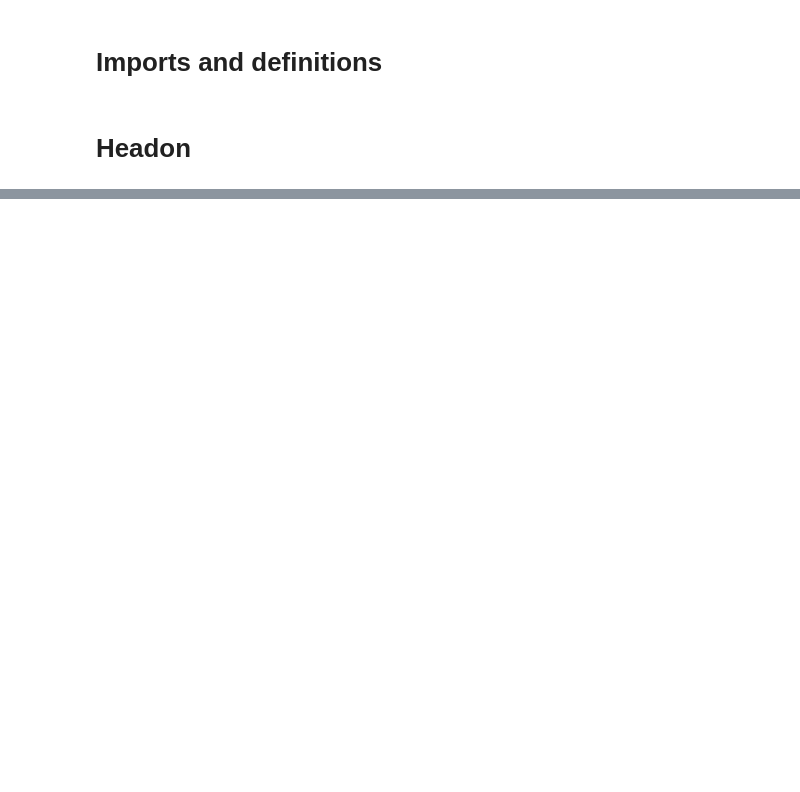
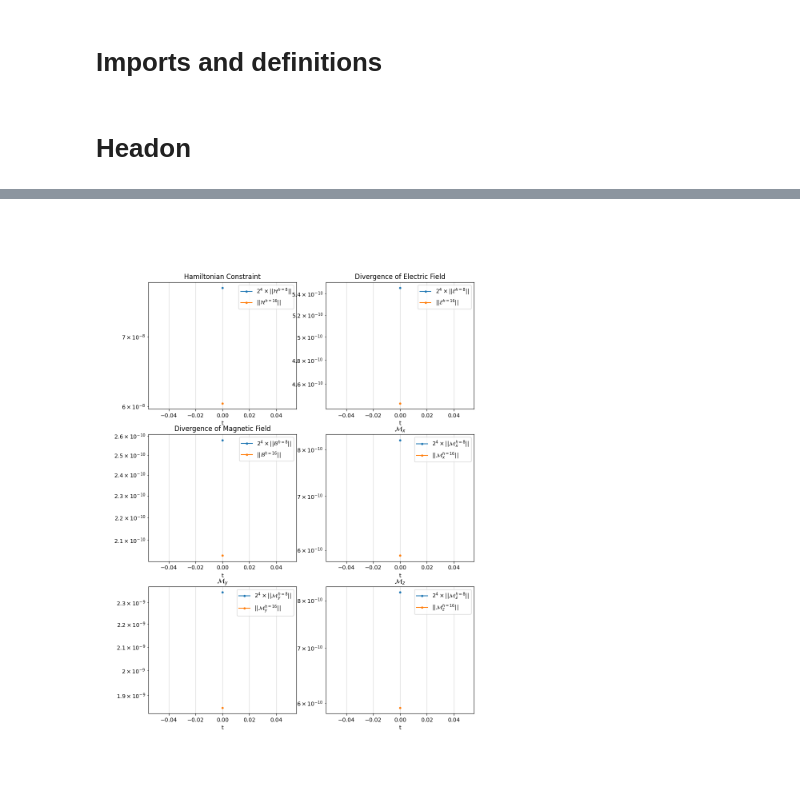
Before and after one commit to jpmvferreira/dyonic-collision-private, a Jupyter notebook: analyze/IC.ipynb, the cells around one changed output, grey strips where cells are left out. Cells and saved outputs as stored; diff of their text form; code cells hidden in the pictures; blank space fills up the shorter version.

```diff
--- a/analyze/IC.ipynb
+++ b/analyze/IC.ipynb
@@ -476,0 +310,20 @@ ax[2,1].legend();
+# %%
+sd            = SimDir("../simulations/TCP_BSSN_L=504_k=1_t=0.5,0.25_alpha-minus=-0.5pi_x0=10_QuasiCircular_NoSpin_h=3")
+ts            = sd.timeseries
+gf            = sd.gf
+hc_norm       = ts.norm2["hc"]
+Ec_norm       = ts.norm2["Ec"]
+Bc_norm       = ts.norm2["Bc"]
+mcx_norm      = ts.norm2["mcx"]
+mcy_norm      = ts.norm2["mcy"]
+mcz_norm      = ts.norm2["mcz"]
+
+sd_res2       = SimDir("../simulations/TCP_BSSN_L=504_k=1_t=0.5,0.25_alpha-minus=-0.5pi_x0=10_QuasiCircular_NoSpin_h=6")
+ts_res2       = sd_res2.timeseries
+gf_res2       = sd_res2.gf
+hc_norm_res2  = ts_res2.norm2["hc"]
+Ec_norm_res2  = ts_res2.norm2["Ec"]
+Bc_norm_res2  = ts_res2.norm2["Bc"]
+mcx_norm_res2 = ts_res2.norm2["mcx"]
+mcy_norm_res2 = ts_res2.norm2["mcy"]
+mcz_norm_res2 = ts_res2.norm2["mcz"]
@@ -476,0 +413,64 @@ ax[2,1].legend();
+# %%
+fig, ax = plt.subplots(3, 2, figsize=(10.5,14))
+
+
+ax[0,0].plot(hc_norm.t,      2**4*hc_norm.y,      marker=".", label=r"$2^4 \times ||\mathcal{H}^{h=8} ||$")
+ax[0,0].plot(hc_norm_res2.t,      hc_norm_res2.y, marker=".", label=r"$           ||\mathcal{H}^{h=16}||$")
+
+ax[0,0].grid(alpha=0.5)
+ax[0,0].set_xlabel("t")
+ax[0,0].set_yscale("log")
+ax[0,0].set_title("Hamiltonian Constraint")
+ax[0,0].legend()
+
+
+ax[0,1].plot(Ec_norm.t,      2**4*Ec_norm.y,      marker=".", label=r"$2^4 \times ||\mathcal{E}^{h=8} ||$")
+ax[0,1].plot(Ec_norm_res2.t,      Ec_norm_res2.y, marker=".", label=r"$           ||\mathcal{E}^{h=16}||$")
+
+ax[0,1].grid(alpha=0.5)
+ax[0,1].set_xlabel("t")
+ax[0,1].set_yscale("log")
+ax[0,1].set_title("Divergence of Electric Field")
+ax[0,1].legend()
+
+
+ax[1,0].plot(Bc_norm.t,      2**4*Bc_norm.y,      marker=".", label=r"$2^4 \times ||\mathcal{B}^{h=8} ||$")
+ax[1,0].plot(Bc_norm_res2.t,      Bc_norm_res2.y, marker=".", label=r"$           ||\mathcal{B}^{h=16}||$")
+
+ax[1,0].grid(alpha=0.5)
+ax[1,0].set_xlabel("t")
+ax[1,0].set_yscale("log")
+ax[1,0].set_title("Divergence of Magnetic Field")
+ax[1,0].legend();
+
+
+ax[1,1].plot(mcx_norm.t,      2**4*mcx_norm.y,      marker=".", label=r"$2^4 \times ||\mathcal{M}_x^{h=8} ||$")
+ax[1,1].plot(mcx_norm_res2.t,      mcx_norm_res2.y, marker=".", label=r"$           ||\mathcal{M}_x^{h=16}||$")
+
+ax[1,1].grid(alpha=0.5)
+ax[1,1].set_xlabel("t")
+ax[1,1].set_yscale("log")
+ax[1,1].set_title(r"$\mathcal{M}_x$")
+ax[1,1].legend();
+
+
+ax[2,0].plot(mcy_norm.t,      2**4*mcy_norm.y,      marker=".", label=r"$2^4 \times ||\mathcal{M}_y^{h=8} ||$")
+ax[2,0].plot(mcy_norm_res2.t,      mcy_norm_res2.y, marker=".", label=r"$           ||\mathcal{M}_y^{h=16}||$")
+
+ax[2,0].grid(alpha=0.5)
+ax[2,0].set_xlabel("t")
+ax[2,0].set_yscale("log")
+ax[2,0].set_title(r"$\mathcal{M}_y$")
+ax[2,0].legend();
+
+
+ax[2,1].plot(mcz_norm.t,      2**4*mcz_norm.y,      marker=".", label=r"$2^4 \times ||\mathcal{M}_z^{h=8} ||$")
+ax[2,1].plot(mcz_norm_res2.t,      mcz_norm_res2.y, marker=".", label=r"$           ||\mathcal{M}_z^{h=16}||$")
+
+ax[2,1].grid(alpha=0.5)
+ax[2,1].set_xlabel("t")
+ax[2,1].set_yscale("log")
+ax[2,1].set_title(r"$\mathcal{M}_z$")
+ax[2,1].legend();
+# %% [output]
+[figure, added]
```
Also changed, not shown: parts of 17 cells of this notebook, 51 other files.
